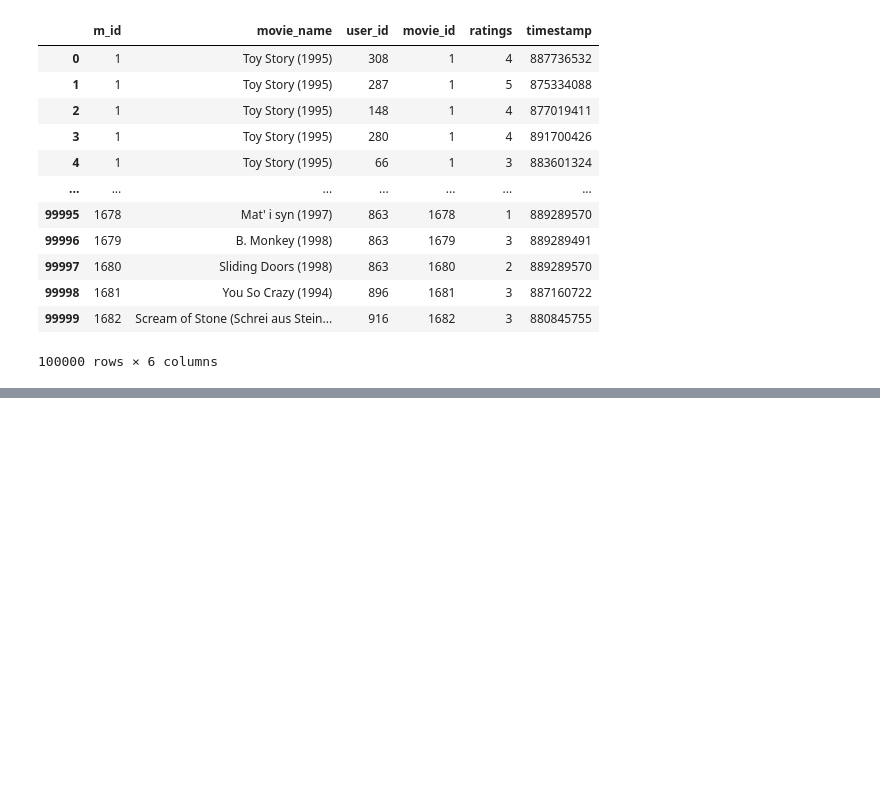
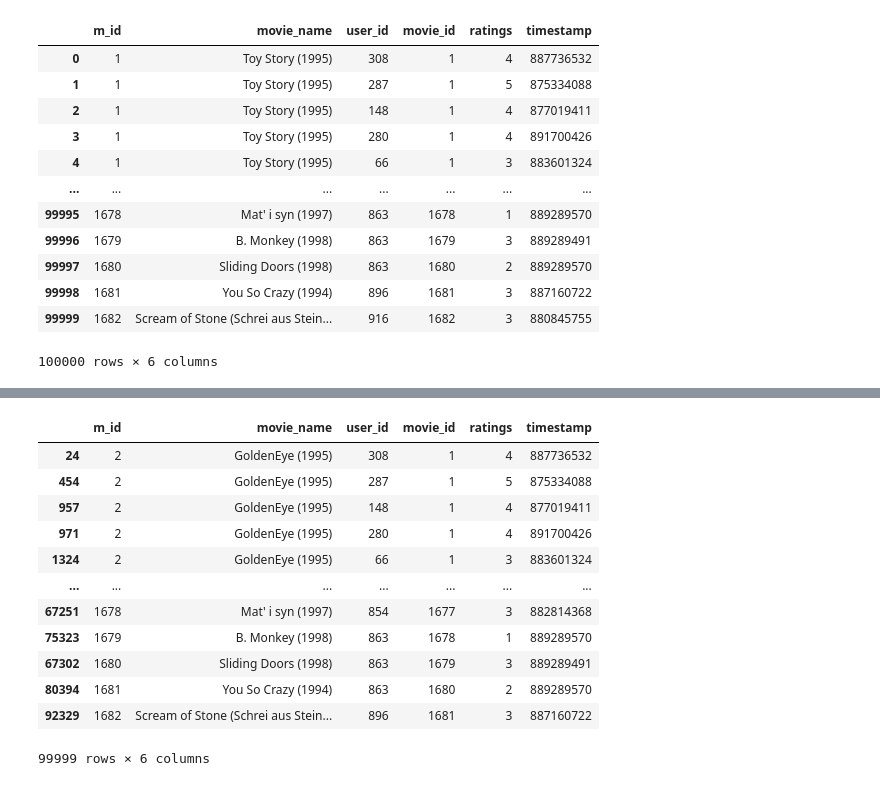
Before and after one commit to Sreekanthrshekar/personal_projects, a Jupyter notebook: data_cleaning_and_preprocessing/Data_preprocessing_methods.ipynb, the cells around one changed output, grey strips where cells are left out. Saved outputs shown, nothing was run; the diff lists cells and outputs as text; code cells hidden in the pictures; blank space fills up the shorter version.

```diff
--- a/data_cleaning_and_preprocessing/Data_preprocessing_methods.ipynb
+++ b/data_cleaning_and_preprocessing/Data_preprocessing_methods.ipynb
@@ -419,0 +434,8 @@ movie_r
+# %%
+col_names1 =['m_id','movie_name']
+movie_df3 = pd.read_table('u.item', sep ="|", header =None, usecols=[0,1], names=col_names1,)
+col_names2 =['user_id', 'movie_id', 'ratings', 'timestamp']
+movie_df2 = pd.read_table('u.data', header =None, names = col_names2)
+# %%
+movie_df3.set_index('m_id')
+# setting the movie_id (common column) as index
@@ -419,0 +473,17 @@ movie_r
+# %%
+movie_rating2 = pd.merge(movie_df3,movie_df2, left_index=True, right_on='movie_id', validate= 'one_to_many')
+movie_rating2
+# %% [output]
+|  | m_id | movie_name | user_id | movie_id | ratings | timestamp |
+| 24 | 2 | GoldenEye (1995) | 308 | 1 | 4 | 887736532 |
+| 454 | 2 | GoldenEye (1995) | 287 | 1 | 5 | 875334088 |
+| 957 | 2 | GoldenEye (1995) | 148 | 1 | 4 | 877019411 |
+| 971 | 2 | GoldenEye (1995) | 280 | 1 | 4 | 891700426 |
+| 1324 | 2 | GoldenEye (1995) | 66 | 1 | 3 | 883601324 |
+| ... | ... | ... | ... | ... | ... | ... |
+| 67251 | 1678 | Mat' i syn (1997) | 854 | 1677 | 3 | 882814368 |
+| 75323 | 1679 | B. Monkey (1998) | 863 | 1678 | 1 | 889289570 |
+| 67302 | 1680 | Sliding Doors (1998) | 863 | 1679 | 3 | 889289491 |
+| 80394 | 1681 | You So Crazy (1994) | 863 | 1680 | 2 | 889289570 |
+| 92329 | 1682 | Scream of Stone (Schrei aus Stein... | 896 | 1681 | 3 | 887160722 |
+99999 rows × 6 columns
```
Also changed, not shown: parts of 6 cells of this notebook.
